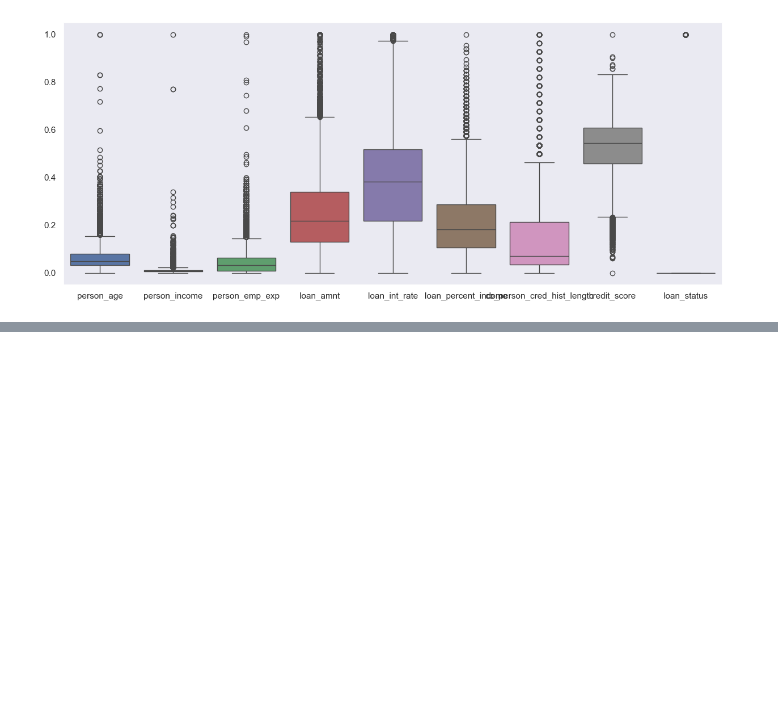
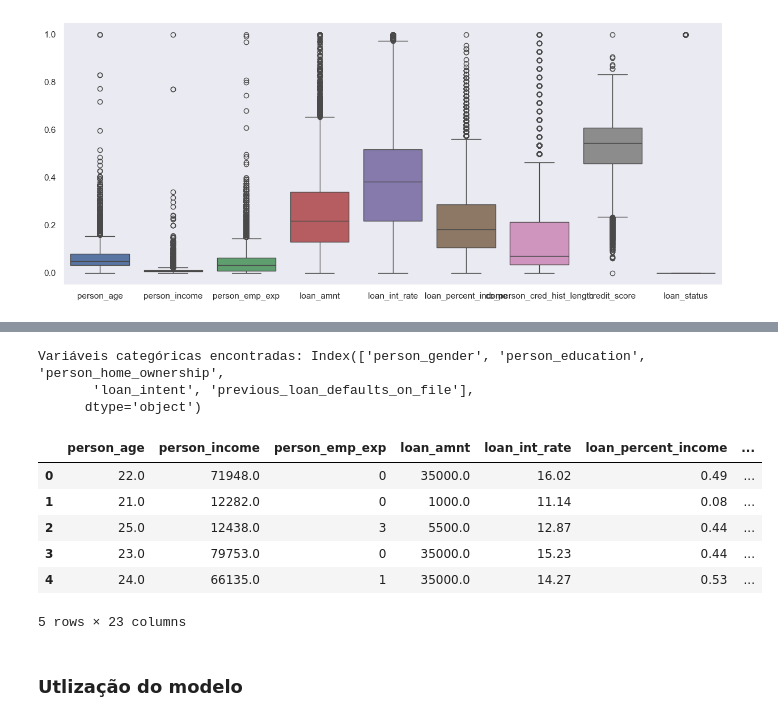
Before and after one commit to davi873/loan-approval-prediction, a Jupyter notebook: index.ipynb, the cells around one changed output, grey strips where cells are left out. Cells and saved outputs as stored; diff of their text form; code cells hidden in the pictures; blank space fills up the shorter version.

Commit message:
desenvolvimento dos modelos

```diff
--- a/index.ipynb
+++ b/index.ipynb
@@ -110,0 +221,21 @@ plt.show()
+# %%
+variaveis_categoricas = df_loan.select_dtypes(include=['object']).columns
+print(f'Variáveis categóricas encontradas: {variaveis_categoricas}')
+
+df_dummies = pd.get_dummies(df_loan, columns=variaveis_categoricas, drop_first=True)
+
+# Passo 4: Verificar o resultado
+df_dummies.head()
+# %% [output]
+Variáveis categóricas encontradas: Index(['person_gender', 'person_education', 'person_home_ownership',
+       'loan_intent', 'previous_loan_defaults_on_file'],
+      dtype='object')
+|  | person_age | person_income | person_emp_exp | loan_amnt | loan_int_rate | loan_percent_income | ... |
+| 0 | 22.0 | 71948.0 | 0 | 35000.0 | 16.02 | 0.49 | ... |
+| 1 | 21.0 | 12282.0 | 0 | 1000.0 | 11.14 | 0.08 | ... |
+| 2 | 25.0 | 12438.0 | 3 | 5500.0 | 12.87 | 0.44 | ... |
+| 3 | 23.0 | 79753.0 | 0 | 35000.0 | 15.23 | 0.44 | ... |
+| 4 | 24.0 | 66135.0 | 1 | 35000.0 | 14.27 | 0.53 | ... |
+5 rows × 23 columns
+# %% [markdown]
+### Utlização do modelo
```
Also changed, not shown: parts of 21 cells of this notebook, 2 other files.
